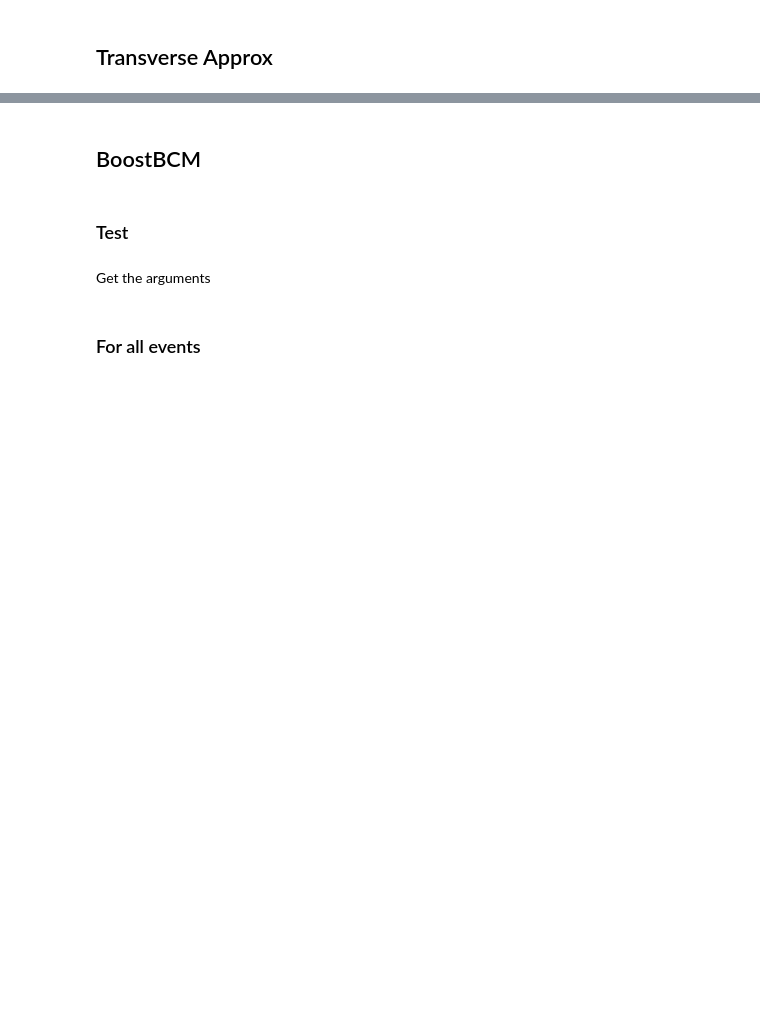
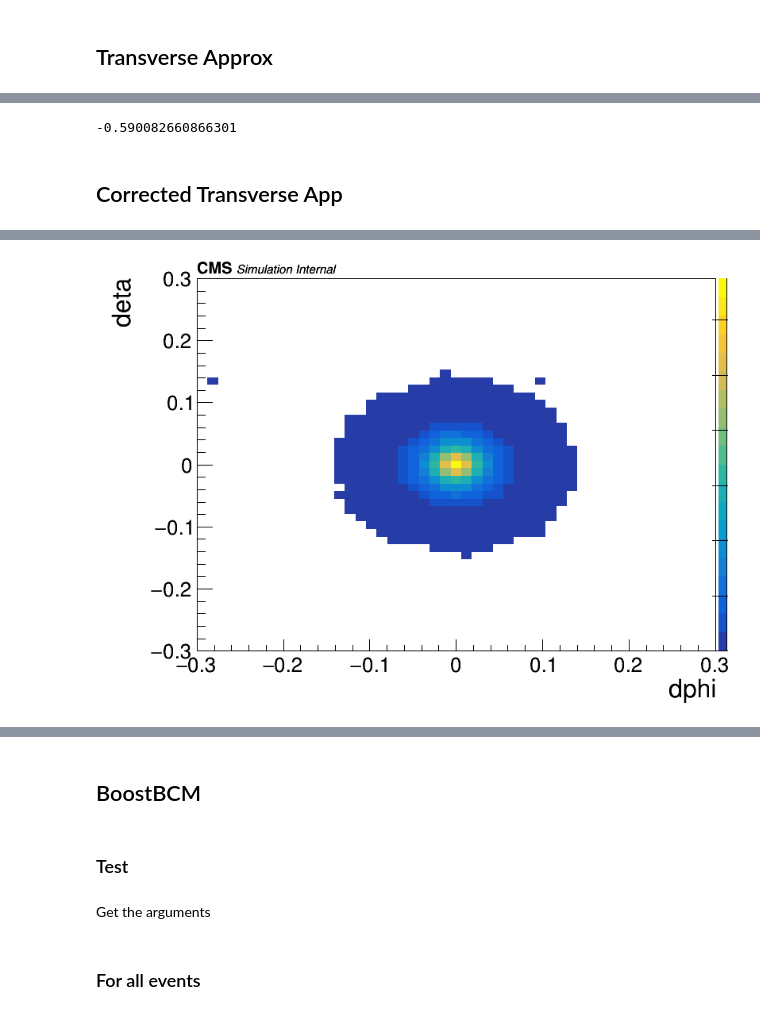
Before and after one commit to ocerri/BPH_RD_Analysis, a Jupyter notebook: scripts/BKinemRecostrcutionComparison.ipynb, the cells around one changed output, grey strips where cells are left out. Drawn from its saved outputs; the diff is of its cells as text; code cells hidden in the pictures; blank space fills up the shorter version.

```diff
--- a/scripts/BKinemRecostrcutionComparison.ipynb
+++ b/scripts/BKinemRecostrcutionComparison.ipynb
@@ -23,12 +25,11 @@ ImportError: No module named histo_utilities
 import CMS_lumi, tdrstyle
 tdrstyle.setTDRStyle()
 CMS_lumi.writeExtraText = 1
-CMS_lumi.extraText = "     Simulation Preliminary"
+CMS_lumi.extraText = "     Simulation Internal"
 # %%
 from uproot_methods.classes import TLorentzVector as urTLV
 # %%
-# tmu = ur.open('../data/cmsMC_private/BPH_Tag-B0_MuNuDmst-pD0bar-kp_13TeV-pythia8_SoftQCD_PTFilter5_0p0-evtgen_HQET2_central_PU35_10-2-3_v0/B02DstMu_candidates.root')['outA']['Tevts']
-tmu = ur.open('../data/cmsMC_private/BPH_Tag-B0_MuNuDmst-pD0bar-kp_13TeV-pythia8_SoftQCD_PTFilter5_0p0-evtgen_HQET2_central_PU35_10-2-3_v0/B02DstMu_candidates.root')['outA']['Tevts']
+tmu = ur.open('../data/cmsMC_private/BPH_Tag-B0_MuNuDmst-pD0bar-kp_13TeV-pythia8_Hardbbbar_PTFilter5_0p0-evtgen_ISGW2_PU20_10-2-3/ntuples_B2DstMu/merged/out_CAND.root')['outA']['Tevts']
 print tmu.keys(), '\n\n'
 branches = [b for b in tmu.keys() if b[:2] == 'MC']
 for b in np.sort(branches):
@@ -43,7 +62,7 @@ def create_urTLV(d, k, m):
     py = d[k+'_pt'] * np.sin(d[k+'_phi'])
     pz = d[k+'_pt'] * np.sinh(d[k+'_eta']).astype(np.float64)
 
-    e = np.sqrt(m**2 + np.square(d[k+'_P']))
+    e = np.hypot(m, d[k+'_P'])
     return urTLV.TLorentzVectorArray(px, py, pz, e)
 # %%
 PB = create_urTLV(dmu, 'MC_B', 1e-3*Particle.from_string('B0').mass)
@@ -117,2 +147,18 @@ c.SetLogx()
 # %%
 np.min(TranApp['q2'])
+# %% [output]
+-0.590082660866301
+# %% [markdown]
+## Corrected Transverse App
+# %%
+dphi = Pv.phi - PB.phi
+dphi = np.where(np.abs(dphi) > np.pi, dphi - np.sign(dphi)*2*np.pi, dphi)
+deta = Pv.eta - PB.eta
+h = create_TH2D(
+            np.column_stack((dphi, deta)),
+            binning = [np.linspace(-0.3, 0.3, 50), np.linspace(-0.3, 0.3, 50)],
+            axis_title = ['dphi', 'deta', '']
+           )
+
+c = drawOnCMSCanvas(CMS_lumi, [h], ['colz'])
+# %% [output]
@@ -118,0 +167 @@ np.min(TranApp['q2'])
+[figure, added]
```
Also changed, not shown: parts of 24 cells of this notebook, 8 other files.
